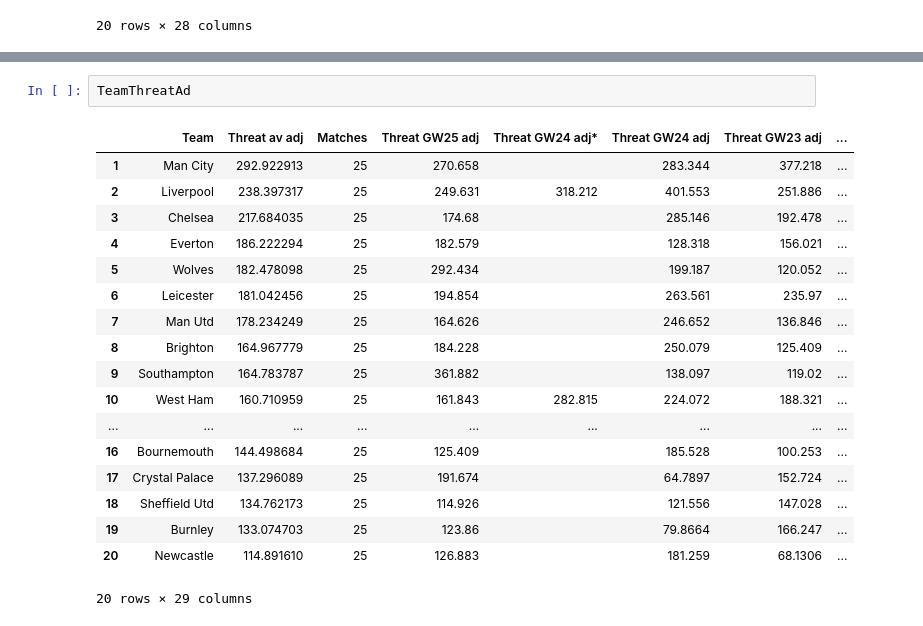
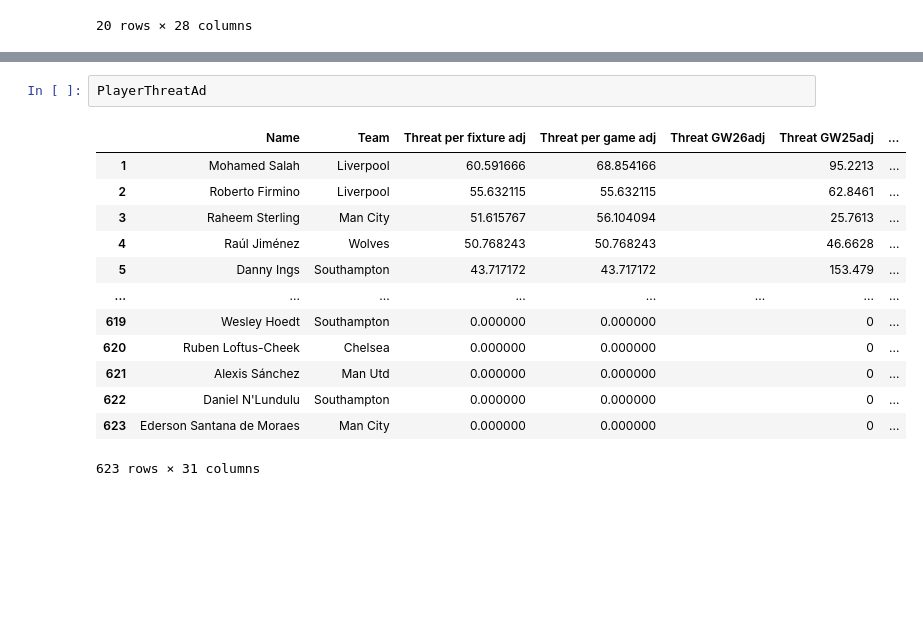
Before and after one commit to sminata/tikeve.github.io, a Jupyter notebook: outputFPL1.ipynb, the cells around one changed output, grey strips where cells are left out. Drawn from its saved outputs; the diff is of its cells as text; blank space fills up the shorter version.

```diff
--- a/outputFPL1.ipynb
+++ b/outputFPL1.ipynb
@@ -962,21 +964,16 @@ Team_fixtures
-# %%
-TeamThreatAd
-# %% [output]
-|  | Team | Threat av adj | Matches | Threat GW25 adj | Threat GW24 adj* | Threat GW24 adj | Threat GW23 adj | ... |
-| 1 | Man City | 292.922913 | 25 | 270.658 |  | 283.344 | 377.218 | ... |
-| 2 | Liverpool | 238.397317 | 25 | 249.631 | 318.212 | 401.553 | 251.886 | ... |
-| 3 | Chelsea | 217.684035 | 25 | 174.68 |  | 285.146 | 192.478 | ... |
-| 4 | Everton | 186.222294 | 25 | 182.579 |  | 128.318 | 156.021 | ... |
-| 5 | Wolves | 182.478098 | 25 | 292.434 |  | 199.187 | 120.052 | ... |
-| 6 | Leicester | 181.042456 | 25 | 194.854 |  | 263.561 | 235.97 | ... |
-| 7 | Man Utd | 178.234249 | 25 | 164.626 |  | 246.652 | 136.846 | ... |
-| 8 | Brighton | 164.967779 | 25 | 184.228 |  | 250.079 | 125.409 | ... |
-| 9 | Southampton | 164.783787 | 25 | 361.882 |  | 138.097 | 119.02 | ... |
-| 10 | West Ham | 160.710959 | 25 | 161.843 | 282.815 | 224.072 | 188.321 | ... |
-| ... | ... | ... | ... | ... | ... | ... | ... | ... |
-| 16 | Bournemouth | 144.498684 | 25 | 125.409 |  | 185.528 | 100.253 | ... |
-| 17 | Crystal Palace | 137.296089 | 25 | 191.674 |  | 64.7897 | 152.724 | ... |
-| 18 | Sheffield Utd | 134.762173 | 25 | 114.926 |  | 121.556 | 147.028 | ... |
-| 19 | Burnley | 133.074703 | 25 | 123.86 |  | 79.8664 | 166.247 | ... |
-| 20 | Newcastle | 114.891610 | 25 | 126.883 |  | 181.259 | 68.1306 | ... |
-20 rows × 29 columns
+# %%
+PlayerThreatAd
+# %% [output]
+|  | Name | Team | Threat per fixture adj | Threat per game adj | Threat GW26adj | Threat GW25adj | ... |
+| 1 | Mohamed Salah | Liverpool | 60.591666 | 68.854166 |  | 95.2213 | ... |
+| 2 | Roberto Firmino | Liverpool | 55.632115 | 55.632115 |  | 62.8461 | ... |
+| 3 | Raheem Sterling | Man City | 51.615767 | 56.104094 |  | 25.7613 | ... |
+| 4 | Raúl Jiménez | Wolves | 50.768243 | 50.768243 |  | 46.6628 | ... |
+| 5 | Danny Ings | Southampton | 43.717172 | 43.717172 |  | 153.479 | ... |
+| ... | ... | ... | ... | ... | ... | ... | ... |
+| 619 | Wesley Hoedt | Southampton | 0.000000 | 0.000000 |  | 0 | ... |
+| 620 | Ruben Loftus-Cheek | Chelsea | 0.000000 | 0.000000 |  | 0 | ... |
+| 621 | Alexis Sánchez | Man Utd | 0.000000 | 0.000000 |  | 0 | ... |
+| 622 | Daniel N'Lundulu | Southampton | 0.000000 | 0.000000 |  | 0 | ... |
+| 623 | Ederson Santana de Moraes | Man City | 0.000000 | 0.000000 |  | 0 | ... |
+623 rows × 31 columns
```
Also changed, not shown: parts of 3 cells of this notebook, 2 other files.
